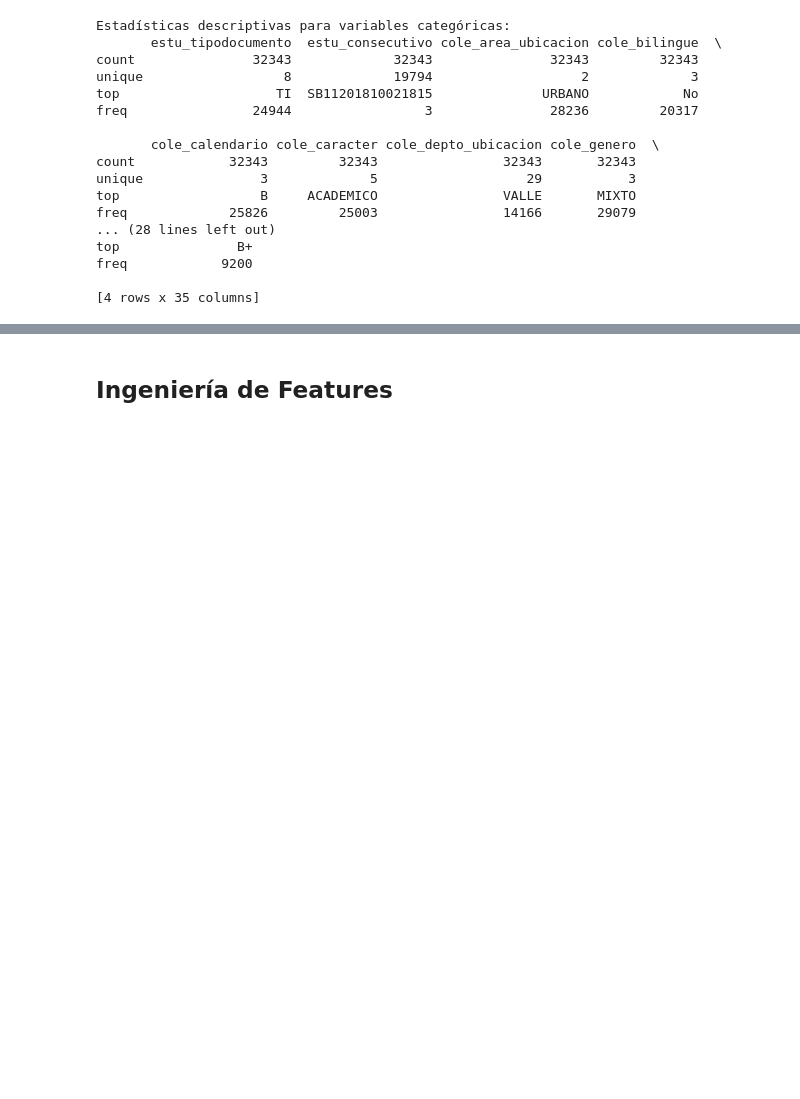
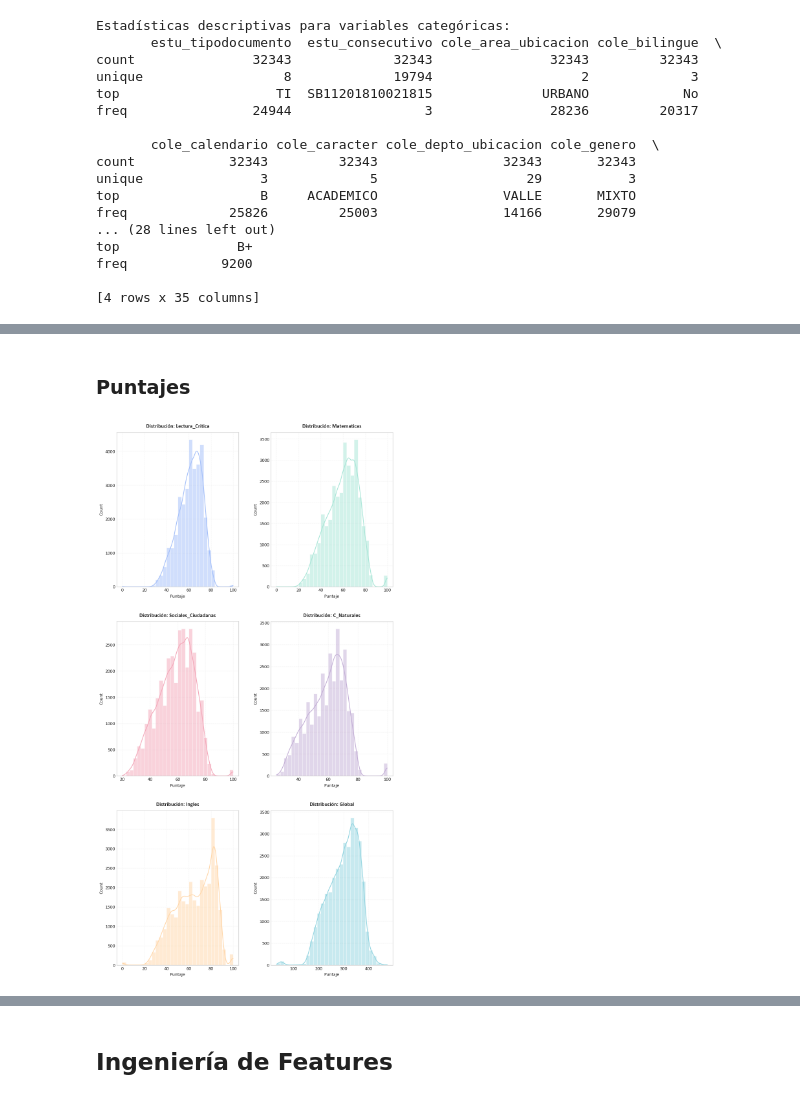
Before and after one commit to EstebanLN/Proyecto-2-Analitica-Computacional, a Jupyter notebook: Ingeniería_y_Análisis_de_Datos/Analisis_de_datos.ipynb, the cells around one changed output, grey strips where cells are left out. Saved outputs shown, nothing was run; the diff lists cells and outputs as text; code cells hidden in the pictures; blank space fills up the shorter version.

```diff
--- a/Ingeniería_y_Análisis_de_Datos/Analisis_de_datos.ipynb
+++ b/Ingeniería_y_Análisis_de_Datos/Analisis_de_datos.ipynb
@@ -12,3 +31,14 @@ import seaborn as sns
+# %%
+plt.style.use('seaborn-v0_8-whitegrid')
+plt.rcParams.update({
+    'font.family': 'Calibri',
+    'font.size': 11,
+    'axes.titlesize': 12,
+    'axes.titleweight': 'bold',
+    'axes.labelweight': 'normal',
+    'grid.color': '#E0E0E0',
+    'figure.facecolor': 'white'
+})
 # %% [markdown]
 ## Carga de datos
 # %%
@@ -97,8 +98,0 @@ max                      100.00       100.00
-# %%
-plt.figure(figsize=(12,8))
-for i, col in enumerate(puntajes, 1):
-    plt.subplot(2,3,i)
-    sns.histplot(df[col], bins=30, kde=True)
-    plt.title(f'Distribución {col}')
-plt.tight_layout()
-plt.show()
@@ -141,0 +122,24 @@ pd.pivot_table(df, index='cole_area_ubicacion',
+# %% [markdown]
+### Puntajes
+# %%
+# Crear la cuadrícula de subgráficos
+fig, axs = plt.subplots(3, 2, figsize=(10, 18))
+
+# Lista de puntajes
+puntajes = ['punt_lectura_critica', 'punt_matematicas', 'punt_sociales_ciudadanas',
+            'punt_c_naturales', 'punt_ingles', 'punt_global']
+
+# Iterar sobre los puntajes
+for i, col in enumerate(puntajes):
+    ax = axs[i//2, i%2]  # Corregir índices: i//2 para filas, i%2 para columnas
+    sns.histplot(data=df, x=col, kde=True, bins=30, ax=ax,
+                 color=PALETA_PASTEL[i%len(PALETA_PASTEL)],
+                 edgecolor='white', linewidth=0.5)
+    ax.set_title(f'Distribución: {col.replace("punt_", "").title()}', pad=10)
+    ax.set_xlabel('Puntaje')
+    ax.grid(True, linestyle=':', alpha=0.6)
+
+plt.tight_layout(pad=3.0)
+plt.show()
+# %% [output]
+[figure, added]
```
Also changed, not shown: parts of 43 cells of this notebook, 2 other files.
